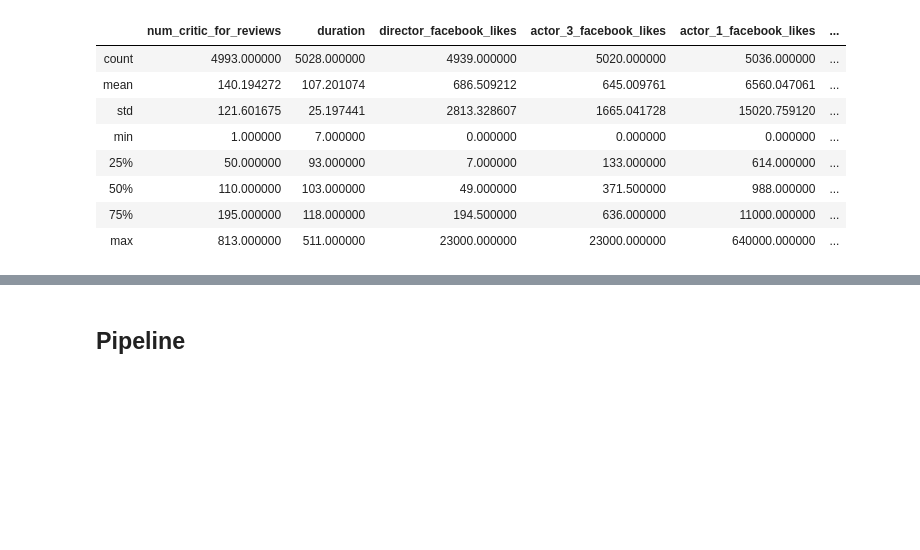
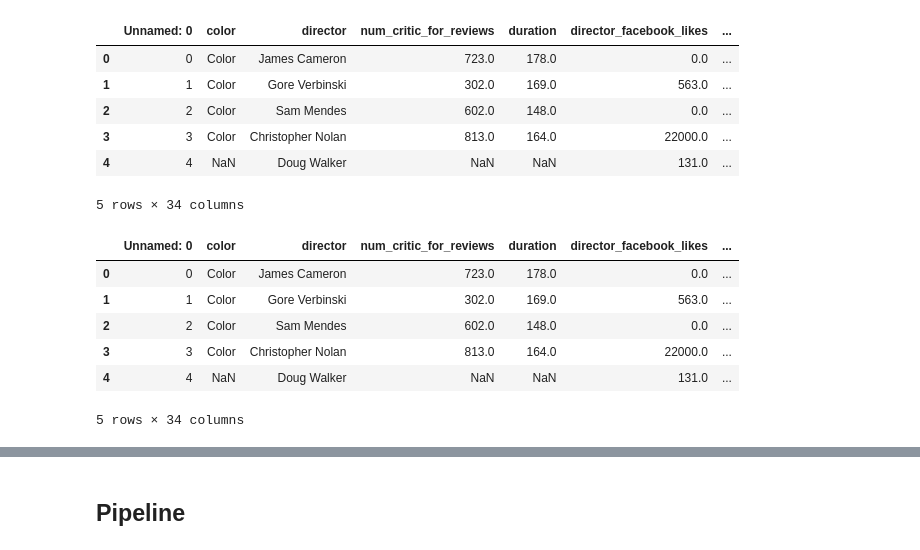
Before and after one commit to ZavierLyu/box-office-predictor, a Jupyter notebook: train/box-office-predictor.ipynb, the cells around one changed output, grey strips where cells are left out. Saved outputs shown, nothing was run; the diff lists cells and outputs as text; code cells hidden in the pictures; blank space fills up the shorter version.

```diff
--- a/train/box-office-predictor.ipynb
+++ b/train/box-office-predictor.ipynb
@@ -62,15 +50,41 @@ array([[<matplotlib.axes._subplots.AxesSubplot object at 0x...>,
-# %%
-raw_movies
-len(raw_movies)
-raw_movies.describe()
-# %% [output]
-|  | num_critic_for_reviews | duration | director_facebook_likes | actor_3_facebook_likes | actor_1_facebook_likes | ... |
-| count | 4993.000000 | 5028.000000 | 4939.000000 | 5020.000000 | 5036.000000 | ... |
-| mean | 140.194272 | 107.201074 | 686.509212 | 645.009761 | 6560.047061 | ... |
-| std | 121.601675 | 25.197441 | 2813.328607 | 1665.041728 | 15020.759120 | ... |
-| min | 1.000000 | 7.000000 | 0.000000 | 0.000000 | 0.000000 | ... |
-| 25% | 50.000000 | 93.000000 | 7.000000 | 133.000000 | 614.000000 | ... |
-| 50% | 110.000000 | 103.000000 | 49.000000 | 371.500000 | 988.000000 | ... |
-| 75% | 195.000000 | 118.000000 | 194.500000 | 636.000000 | 11000.000000 | ... |
-| max | 813.000000 | 511.000000 | 23000.000000 | 23000.000000 | 640000.000000 | ... |
+# %%
+len(raw_movies)
+train_data = raw_movies.copy()
+# change the genres to data
+# cut the genres
+genres_n = pd.Series(train_data.genres)
+genres_n = genres_n.str.split('|')
+genres_n = genres_n.str.get(0)
+train_data['genres'] = genres_n
+train_data.head()
+# %% [output]
+|  | Unnamed: 0 | color | director | num_critic_for_reviews | duration | director_facebook_likes | ... |
+| 0 | 0 | Color | James Cameron | 723.0 | 178.0 | 0.0 | ... |
+| 1 | 1 | Color | Gore Verbinski | 302.0 | 169.0 | 563.0 | ... |
+| 2 | 2 | Color | Sam Mendes | 602.0 | 148.0 | 0.0 | ... |
+| 3 | 3 | Color | Christopher Nolan | 813.0 | 164.0 | 22000.0 | ... |
+| 4 | 4 | NaN | Doug Walker | NaN | NaN | 131.0 | ... |
+5 rows × 34 columns
+# %%
+# get the avg
+senti_avg = train_data['senti_director'].mean()
+
+senti_avg_actor = train_data['senti_actor'].mean()
+
+comment_avg = train_data['senti_comment'].mean()
+# fill the missing data
+train_data['senti_director'] = train_data['senti_director'].replace(np.nan, senti_avg)
+# train_data['count_director'] = train_data['count_director'].replace(np.nan, count_avg)
+train_data['senti_actor'] = train_data['senti_actor'].replace(np.nan, senti_avg_actor)
+# train_data['count_actor'] = train_data['count_actor'].replace(np.nan, count_avg_actor)
+train_data['senti_comment'] = train_data['senti_comment'].replace(np.nan, comment_avg)
+train_data.head()
+# %% [output]
+|  | Unnamed: 0 | color | director | num_critic_for_reviews | duration | director_facebook_likes | ... |
+| 0 | 0 | Color | James Cameron | 723.0 | 178.0 | 0.0 | ... |
+| 1 | 1 | Color | Gore Verbinski | 302.0 | 169.0 | 563.0 | ... |
+| 2 | 2 | Color | Sam Mendes | 602.0 | 148.0 | 0.0 | ... |
+| 3 | 3 | Color | Christopher Nolan | 813.0 | 164.0 | 22000.0 | ... |
+| 4 | 4 | NaN | Doug Walker | NaN | NaN | 131.0 | ... |
+5 rows × 34 columns
 # %%
```
Also changed, not shown: parts of 19 cells of this notebook, 16 other files.
